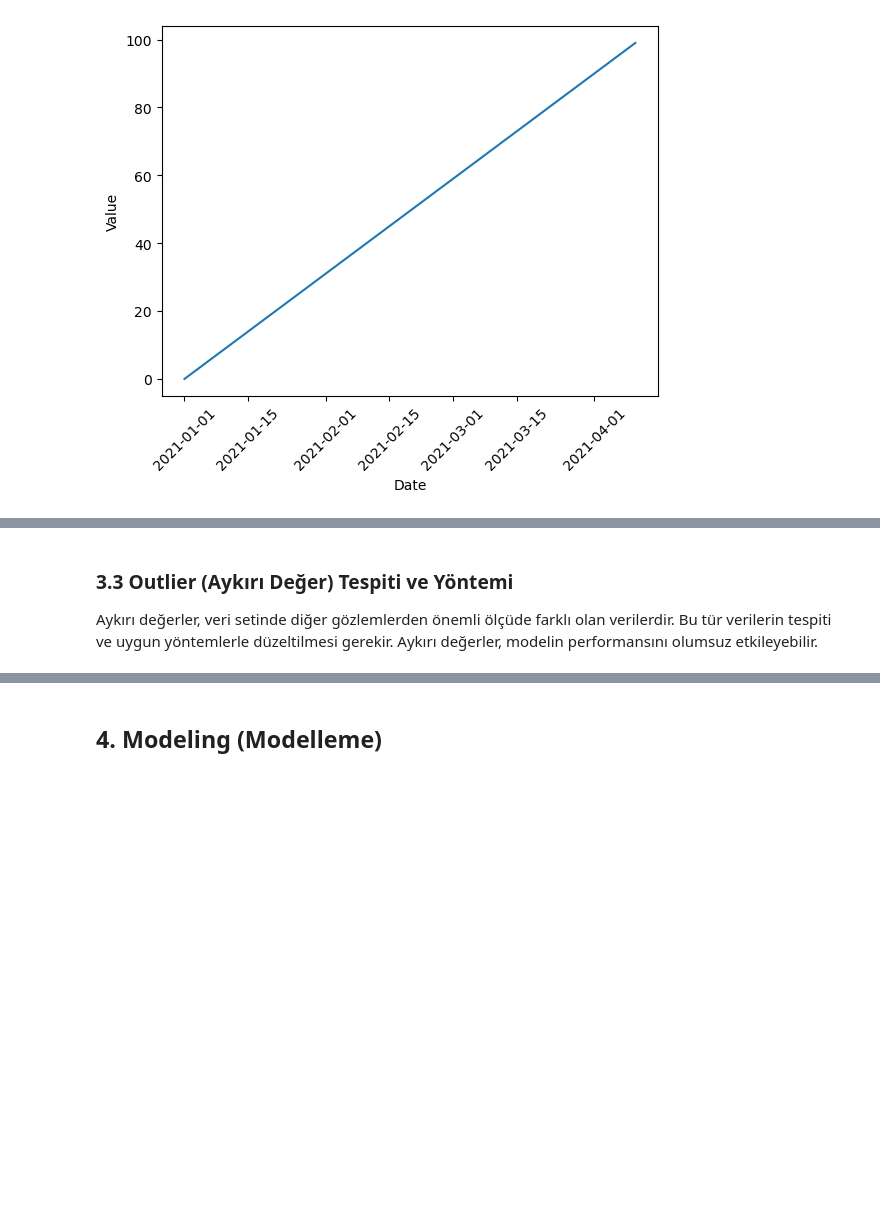
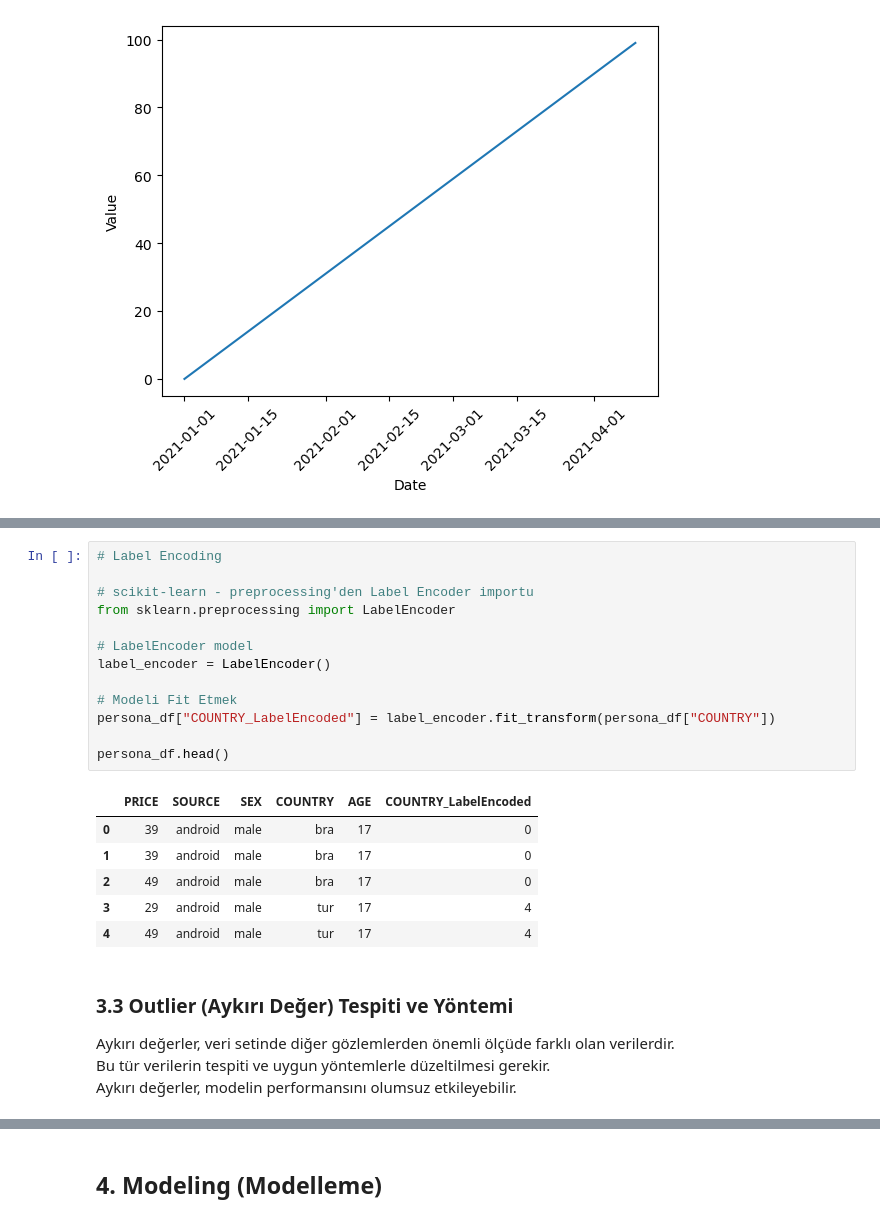
Before and after one commit to onurcakili/dataScienceRepository, a Jupyter notebook: DataScience_Python_Roadmap.ipynb, the cells around one changed output, grey strips where cells are left out. Saved outputs shown, nothing was run; the diff lists cells and outputs as text; blank space fills up the shorter version.

```diff
--- a/DataScience_Python_Roadmap.ipynb
+++ b/DataScience_Python_Roadmap.ipynb
@@ -775,5 +981,27 @@ Kategorik veriler, modelleme için sayısal verilere dönüştürülmelidir. Bu
+# %%
+# Label Encoding
+
+# scikit-learn - preprocessing'den Label Encoder importu
+from sklearn.preprocessing import LabelEncoder
+
+# LabelEncoder model
+label_encoder = LabelEncoder()
+
+# Modeli Fit Etmek
+persona_df["COUNTRY_LabelEncoded"] = label_encoder.fit_transform(persona_df["COUNTRY"])
+
+persona_df.head()
+# %% [output]
+|  | PRICE | SOURCE | SEX | COUNTRY | AGE | COUNTRY_LabelEncoded |
+| 0 | 39 | android | male | bra | 17 | 0 |
+| 1 | 39 | android | male | bra | 17 | 0 |
+| 2 | 49 | android | male | bra | 17 | 0 |
+| 3 | 29 | android | male | tur | 17 | 4 |
+| 4 | 49 | android | male | tur | 17 | 4 |
 # %% [markdown]
 ### 3.3 Outlier (Aykırı Değer) Tespiti ve Yöntemi
-Aykırı değerler, veri setinde diğer gözlemlerden önemli ölçüde farklı olan verilerdir. Bu tür verilerin tespiti ve uygun yöntemlerle düzeltilmesi gerekir. Aykırı değerler, modelin performansını olumsuz etkileyebilir.
+Aykırı değerler, veri setinde diğer gözlemlerden önemli ölçüde farklı olan verilerdir.
+Bu tür verilerin tespiti ve uygun yöntemlerle düzeltilmesi gerekir.
+Aykırı değerler, modelin performansını olumsuz etkileyebilir.
 # %% [markdown]
 ### 3.4 Veri Ölçeklendirme ve Normalizasyon
```
Also changed, not shown: parts of 19 cells of this notebook, 1 other file.
